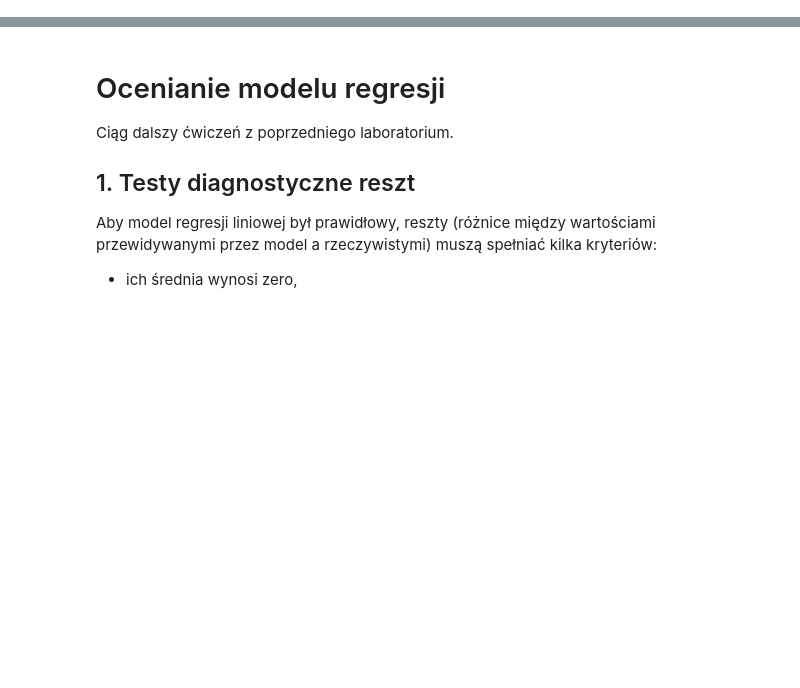
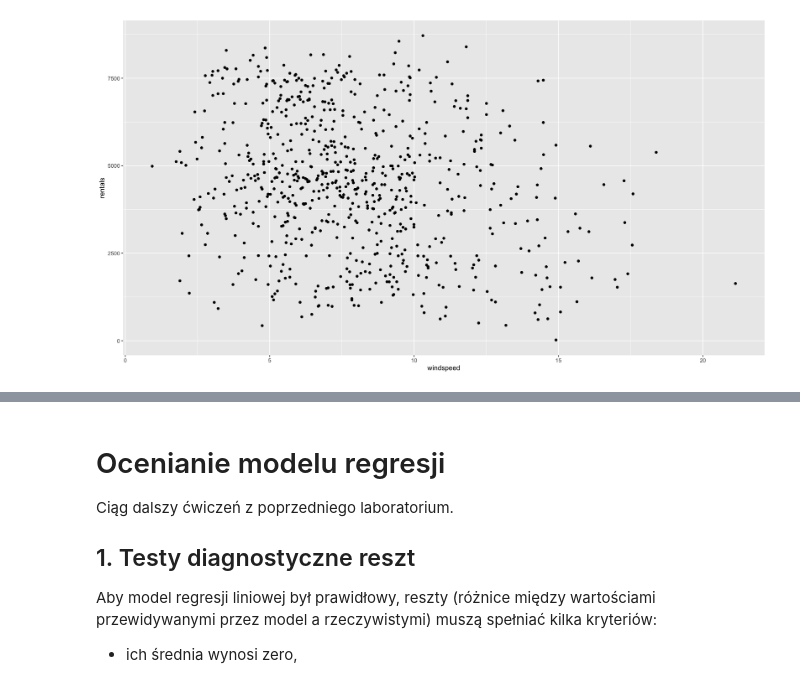
Before and after one commit to stawarzkrzysztof/uczenie_maszynowe_ifs2024, a Jupyter notebook: 21_10_2024/03-UM2024_regresja-ocena_modelu.ipynb, the cells around one changed output, grey strips where cells are left out. Cells and saved outputs as stored; diff of their text form; code cells hidden in the pictures; blank space fills up the shorter version.

```diff
--- a/21_10_2024/03-UM2024_regresja-ocena_modelu.ipynb
+++ b/21_10_2024/03-UM2024_regresja-ocena_modelu.ipynb
@@ -0,0 +120,4 @@
+# %%
+wind
+# %% [output]
+[figure, added]
```
Also changed, not shown: parts of 37 cells of this notebook, 4 other files.
